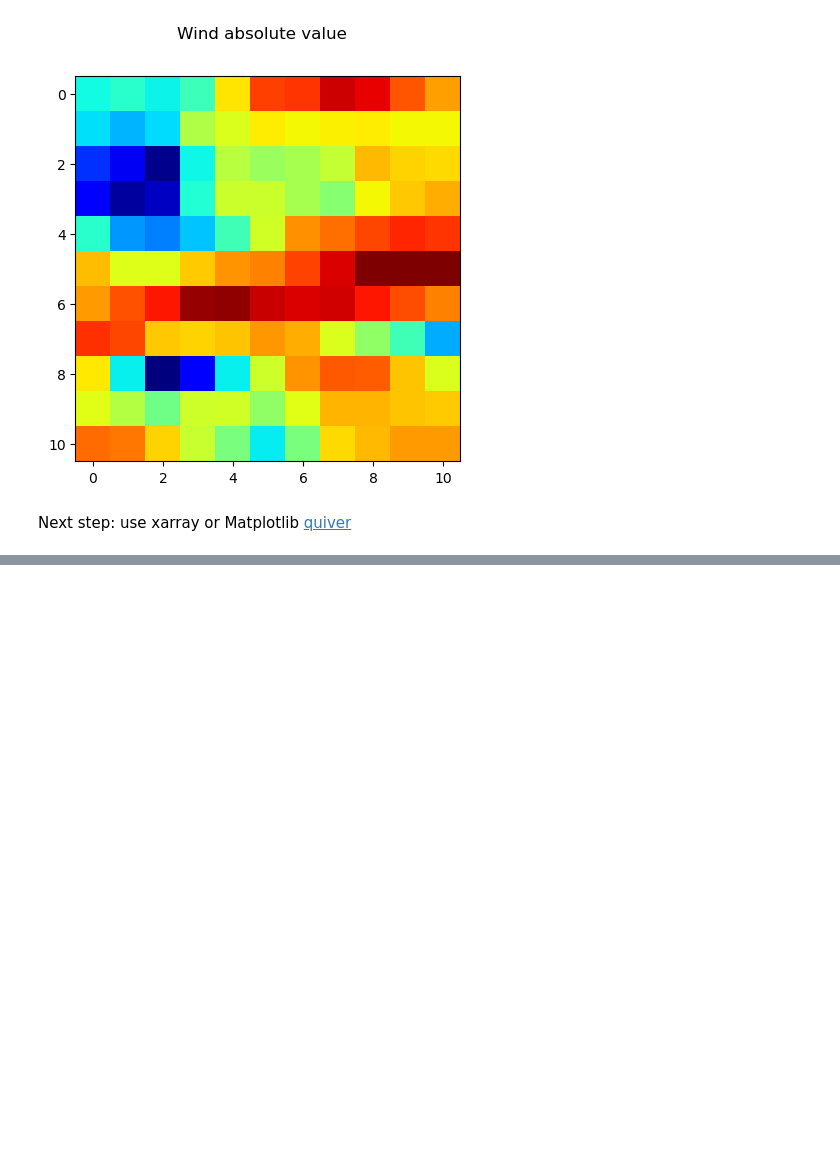
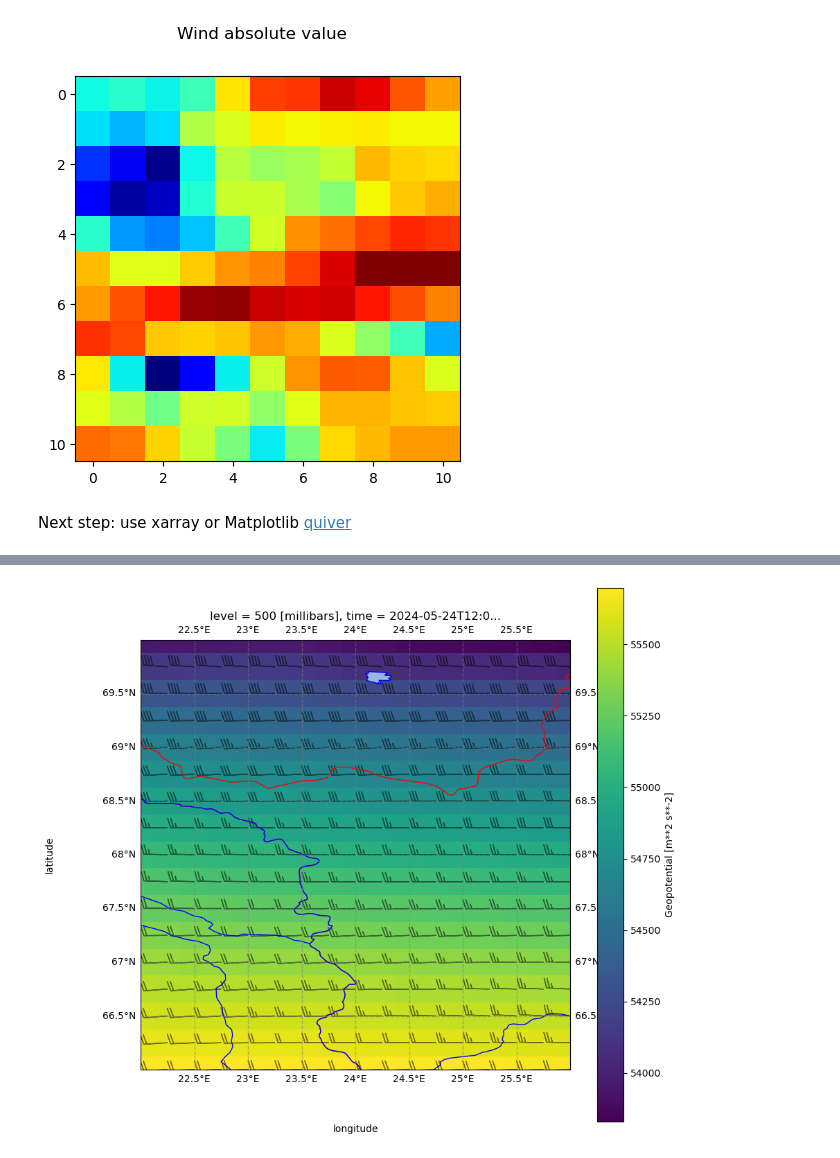
Before and after one commit to luigiselmi/climate, a Jupyter notebook: iia/arctic/cams_pm10_monitoring.ipynb, the cells around one changed output, grey strips where cells are left out. Drawn from its saved outputs; the diff is of its cells as text; code cells hidden in the pictures; blank space fills up the shorter version.

```diff
--- a/iia/arctic/cams_pm10_monitoring.ipynb
+++ b/iia/arctic/cams_pm10_monitoring.ipynb
@@ -318,0 +418,3 @@ Next step: use xarray or Matplotlib [quiver](https://matplotlib.org/stable/api/_
+# %%
+geop_height_ds = xr.open_dataset('data/cams/c3s_geop_height_20240531.nc')
+geop_height_ds
@@ -318,0 +436,5 @@ Next step: use xarray or Matplotlib [quiver](https://matplotlib.org/stable/api/_
+# %%
+geop_height = geop_height_ds['z']
+geop_height_500hpa = geop_height.sel(level=500)
+geop_height_500hpa_sel = geop_height_500hpa.sel(time='2024-05-24T12:00:00')
+geop_height_500hpa_sel
@@ -318,0 +453,27 @@ Next step: use xarray or Matplotlib [quiver](https://matplotlib.org/stable/api/_
+# %%
+u_wind_geop_height_500hpa = geop_height_ds['u'].sel(level=500).sel(time='2024-05-24T12:00:00')
+v_wind_geop_height_500hpa = geop_height_ds['v'].sel(level=500).sel(time='2024-05-24T12:00:00')
+# %%
+Lat = geop_height_500hpa['latitude']
+Lon = geop_height_500hpa['longitude']
+# %%
+plt.figure(figsize=(10,10))
+ax = plt.axes(projection=ccrs.PlateCarree())
+ax.set_extent([bbox_west, bbox_east, bbox_south, bbox_north], ccrs.PlateCarree())
+ax.add_feature(cartopy.feature.LAND, edgecolor='black')
+ax.add_feature(cartopy.feature.BORDERS, edgecolor='red')
+ax.add_feature(cartopy.feature.LAKES, edgecolor='blue')
+ax.add_feature(cartopy.feature.RIVERS, edgecolor='blue')
+gl = ax.gridlines(draw_labels=True, linewidth=1, color='gray', alpha=0.5, linestyle='--')
+ax.text(-0.2, 0.5, 'latitude', va='bottom', ha='center',
+        rotation='vertical', rotation_mode='anchor',
+        transform=ax.transAxes)
+ax.text(0.5, -0.15, 'longitude', va='bottom', ha='center',
+        rotation='horizontal', rotation_mode='anchor',
+        transform=ax.transAxes)
+plt.title('Wind field')
+geop_height_500hpa_sel.plot(ax=ax)
+q = ax.barbs(Lon, Lat, u_wind_geop_height_500hpa, v_wind_geop_height_500hpa, alpha=0.5)
+plt.show()
+# %% [output]
+[figure, added]
```
Also changed, not shown: parts of 15 cells of this notebook.
